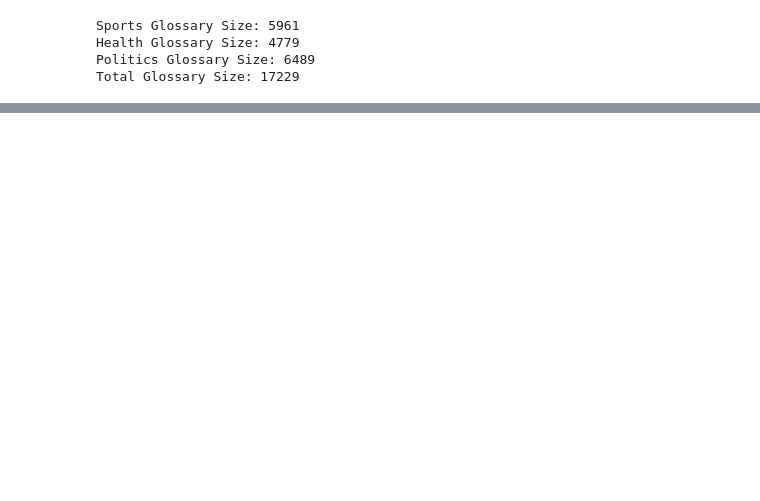
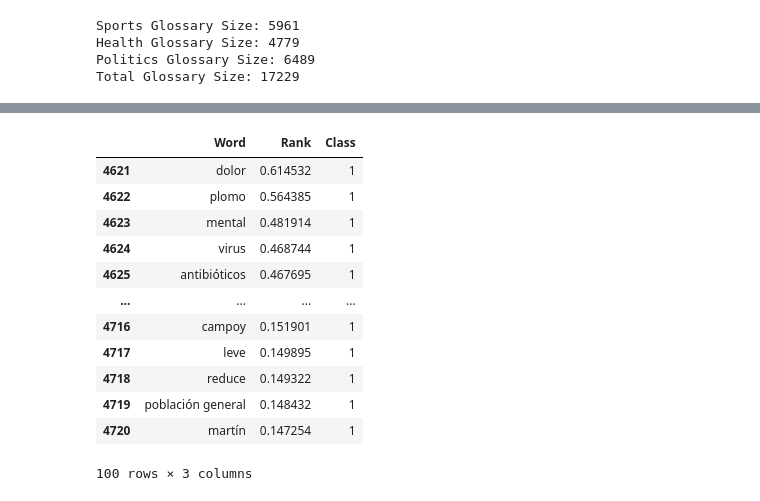
Before and after one commit to juliaap00/glossary-classifier, a Jupyter notebook: SVM Text Classifier.ipynb, the cells around one changed output, grey strips where cells are left out. Saved outputs shown, nothing was run; the diff lists cells and outputs as text; code cells hidden in the pictures; blank space fills up the shorter version.

```diff
--- a/SVM Text Classifier.ipynb
+++ b/SVM Text Classifier.ipynb
@@ -112,0 +83,16 @@ df_predicciones.to_excel('/content/drive/MyDrive/Ignieria_Linguistica/modelo_SVM
+# %%
+glossariy_df[glossariy_df['Class'] == 1][:100]
+# %% [output]
+|  | Word | Rank | Class |
+| 4621 | dolor | 0.614532 | 1 |
+| 4622 | plomo | 0.564385 | 1 |
+| 4623 | mental | 0.481914 | 1 |
+| 4624 | virus | 0.468744 | 1 |
+| 4625 | antibióticos | 0.467695 | 1 |
+| ... | ... | ... | ... |
+| 4716 | campoy | 0.151901 | 1 |
+| 4717 | leve | 0.149895 | 1 |
+| 4718 | reduce | 0.149322 | 1 |
+| 4719 | población general | 0.148432 | 1 |
+| 4720 | martín | 0.147254 | 1 |
+100 rows × 3 columns
```
Also changed, not shown: parts of 56 cells of this notebook.
